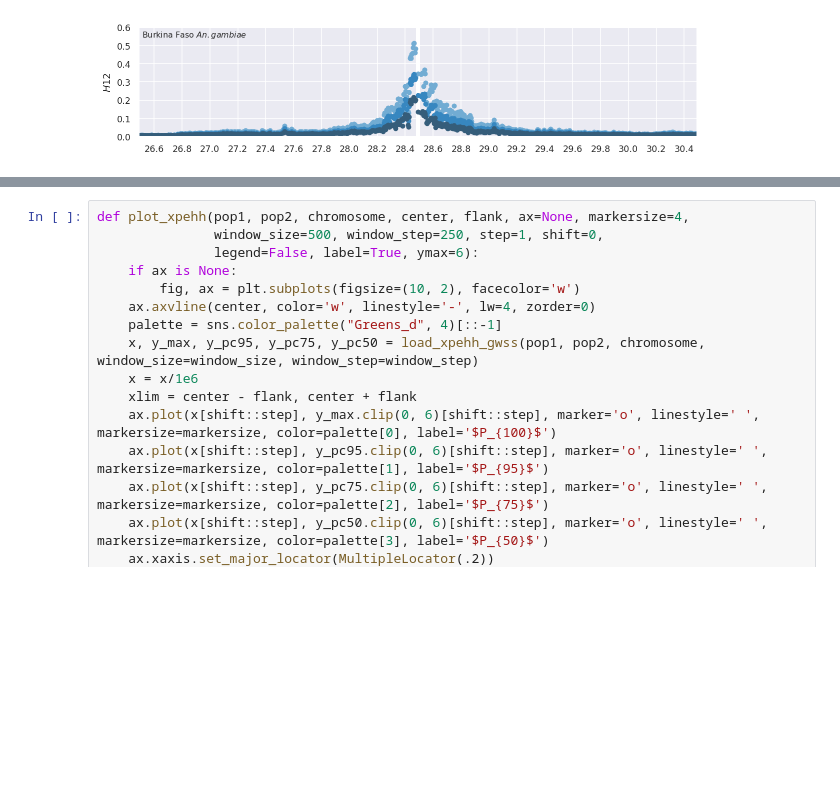
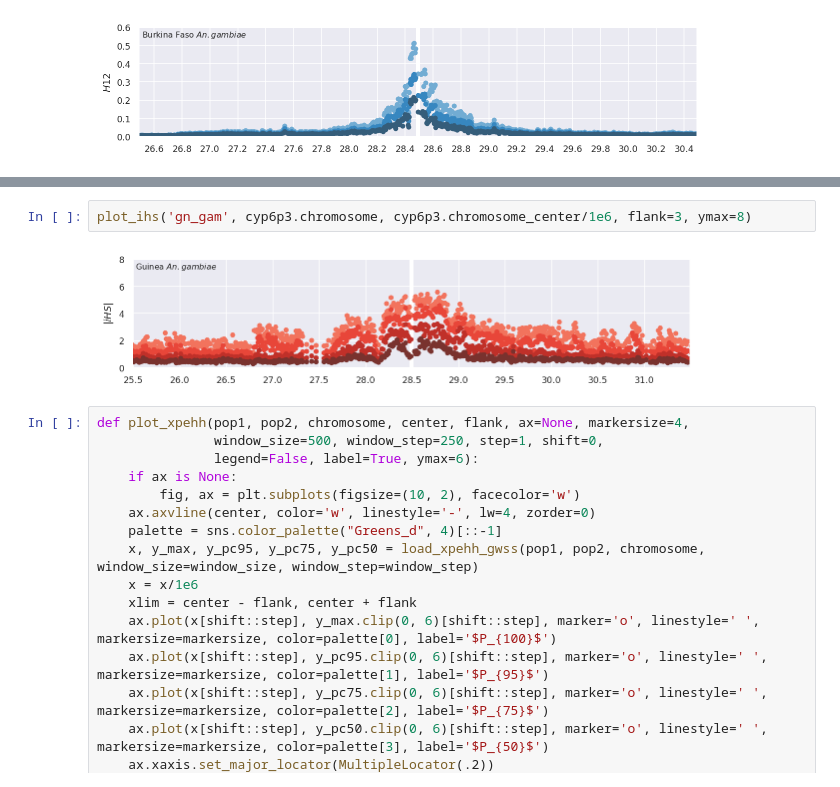
Before and after one commit to alimanfoo/shiny-train, a Jupyter notebook: notebooks/artwork/locus-artwork.ipynb, the cells around one changed output, grey strips where cells are left out. Drawn from its saved outputs; the diff is of its cells as text; blank space fills up the shorter version.

```diff
--- a/notebooks/artwork/locus-artwork.ipynb
+++ b/notebooks/artwork/locus-artwork.ipynb
@@ -36,3 +73,7 @@ plot_h12('bf_gam', cyp6p3.chromosome, cyp6p3.chromosome_center/1e6, 2, ymax=.6,
+# %%
+plot_ihs('gn_gam', cyp6p3.chromosome, cyp6p3.chromosome_center/1e6, flank=3, ymax=8)
+# %% [output]
+[figure, added]
 # %%
 def plot_xpehh(pop1, pop2, chromosome, center, flank, ax=None, markersize=4,
                window_size=500, window_step=250, step=1, shift=0,
```
Also changed, not shown: parts of 9 cells of this notebook, 21 other files.
